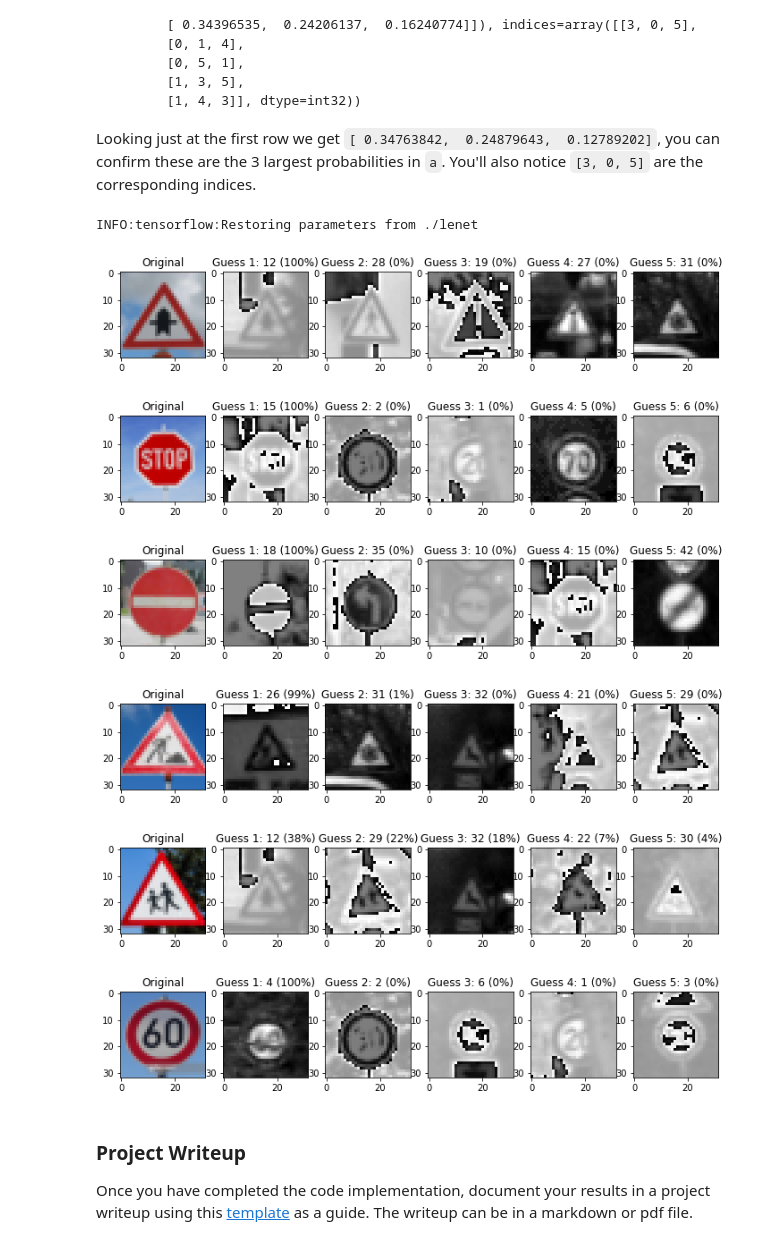
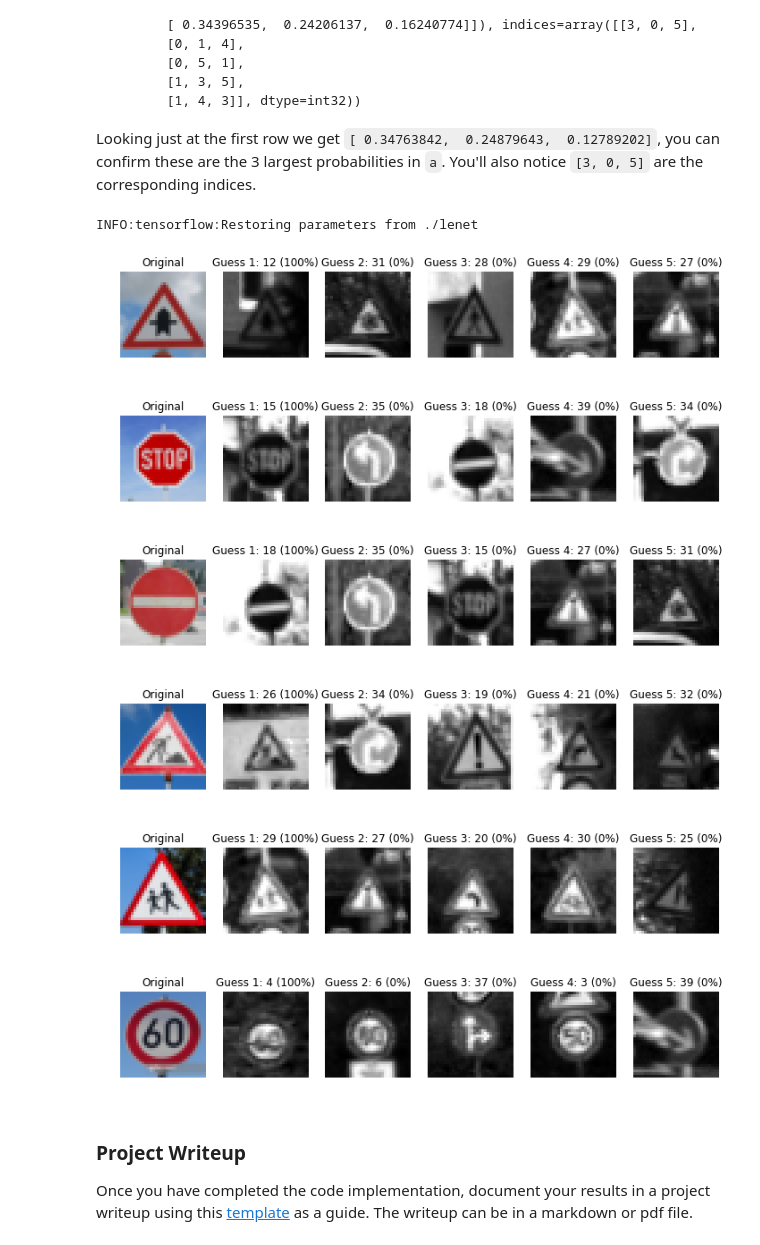
Before and after one commit to wolf-zchen/CarND-Traffic-Sign-Classifier, a Jupyter notebook: Traffic_Sign_Classifier.ipynb, the cells around one changed output. Saved outputs shown, nothing was run; the diff lists cells and outputs as text; code cells hidden in the pictures.

```diff
--- a/Traffic_Sign_Classifier.ipynb
+++ b/Traffic_Sign_Classifier.ipynb
@@ -186,12 +188,13 @@ import cv2
 def grayscale(data):
     """Applies the Grayscale transform
     This will return an image with only one color channel"""
-    gray_img=[]
-    for img in data:
-        gray=cv2.cvtColor(img, cv2.COLOR_BGR2GRAY)
-        gray_img.append(gray)
-    gray_img=np.array(gray_img)
-    return gray_img[...,None]
+    #gray_img=[]
+    #for img in data:
+    #    gray=cv2.cvtColor(img, cv2.COLOR_BGR2GRAY)
+    #    gray_img.append(gray)
+    #gray_img=np.array(gray_img)
+    #return gray_img[...,None]
+    return np.sum(data/3, axis=3, keepdims=True)
 
 # Normalize the data to the range from 0 to 1
 def normalize(x):
@@ -300,6 +303,8 @@ def conv2d_maxpool(x_tensor, conv_num_outputs, conv_ksize, conv_strides, pool_ks
     # Apply conv2d
     conv_x=tf.nn.conv2d(x_tensor,weights,strides=[1,conv_strides[0],conv_strides[1],1], padding=padding)
     conv_x=tf.nn.bias_add(conv_x,bias)
+
+    # Relu
     conv_x=tf.nn.relu(conv_x)
 
     # Apply max pooling
@@ -339,7 +344,7 @@ def output(x_tensor, num_outputs):
     # Weights and Bias
     weights_out=tf.Variable(tf.truncated_normal([x_tensor.shape[1].value, num_outputs],mean=mu,stddev=sigma))
     #bias_out=tf.Variable(tf.zeros(num_outputs))
-    bias_out=tf.Variable(tf.constant([1.2]*num_outputs))
+    bias_out=tf.Variable(tf.constant([0.01]*num_outputs))
     out=tf.add(tf.matmul(x_tensor,weights_out),bias_out)
     return out
 # %% [markdown]
@@ -458,9 +463,9 @@ def train_neural_network(session, optimizer, keep_probability, feature_batch, la
 # %% [markdown]
 #### Hyperparameters
 # %%
-epochs = 30
+epochs = 20
 batch_size = 128
-keep_probability = 0.7
+keep_probability = 0.75
 # %% [markdown]
 #### Fully Train the Model
 
@@ -677,42 +680,42 @@ Looking just at the first row we get `[ 0.34763842,  0.24879643,  0.12789202]`,
 # %%
 ### Print out the top five softmax probabilities for the predictions on the German traffic sign images found on the web.
 ### Feel free to use as many code cells as needed.
-import matplotlib.pyplot as plt
 
 k_size = 5
 softmax_logits = tf.nn.softmax(logits)
 top_k = tf.nn.top_k(softmax_logits, k=k_size)
 
 with tf.Session() as sess:
     sess.run(tf.global_variables_initializer())
     saver.restore(sess, "./lenet")
     my_softmax_logits = sess.run(softmax_logits, feed_dict={x: my_signs_nor, keep_prob: 1.})
     my_top_k = sess.run(top_k, feed_dict={x: my_signs_nor, keep_prob: 1.})
 
     for i in range(len(my_labels)):
         figures = {}
         labels = {}
 
         figures[0] = my_signs_resize[i]
         labels[0] = "Original"
 
         for j in range(k_size):
             labels[j+1] = 'Guess {}: {} ({:.0f}%)'.format(j+1, my_top_k[1][i][j]+1, 100*my_top_k[0][i][j])
             figures[j+1] = X_valid[np.argwhere(y_valid == my_top_k[1][i][j])[0]].squeeze()
 
         fig, axs=plt.subplots(1,6,figsize=(12,14))
         axs=axs.ravel()
         for i,image in enumerate(figures):
-            axs[i].imshow(figures[i])
+            axs[i].imshow(figures[i],cmap='gray')
             axs[i].set_title(labels[i])
+            axs[i].axis('off')
 # %% [output]
 INFO:tensorflow:Restoring parameters from ./lenet
-[figure, old version]
+[figure, new version]
-[figure, old version]
+[figure, new version]
-[figure, old version]
+[figure, new version]
-[figure, old version]
+[figure, new version]
-[figure, old version]
+[figure, new version]
-[figure, old version]
+[figure, new version]
 # %% [markdown]
 ### Project Writeup
 
```
Also changed, not shown: parts of 8 cells of this notebook, 7 other files.
